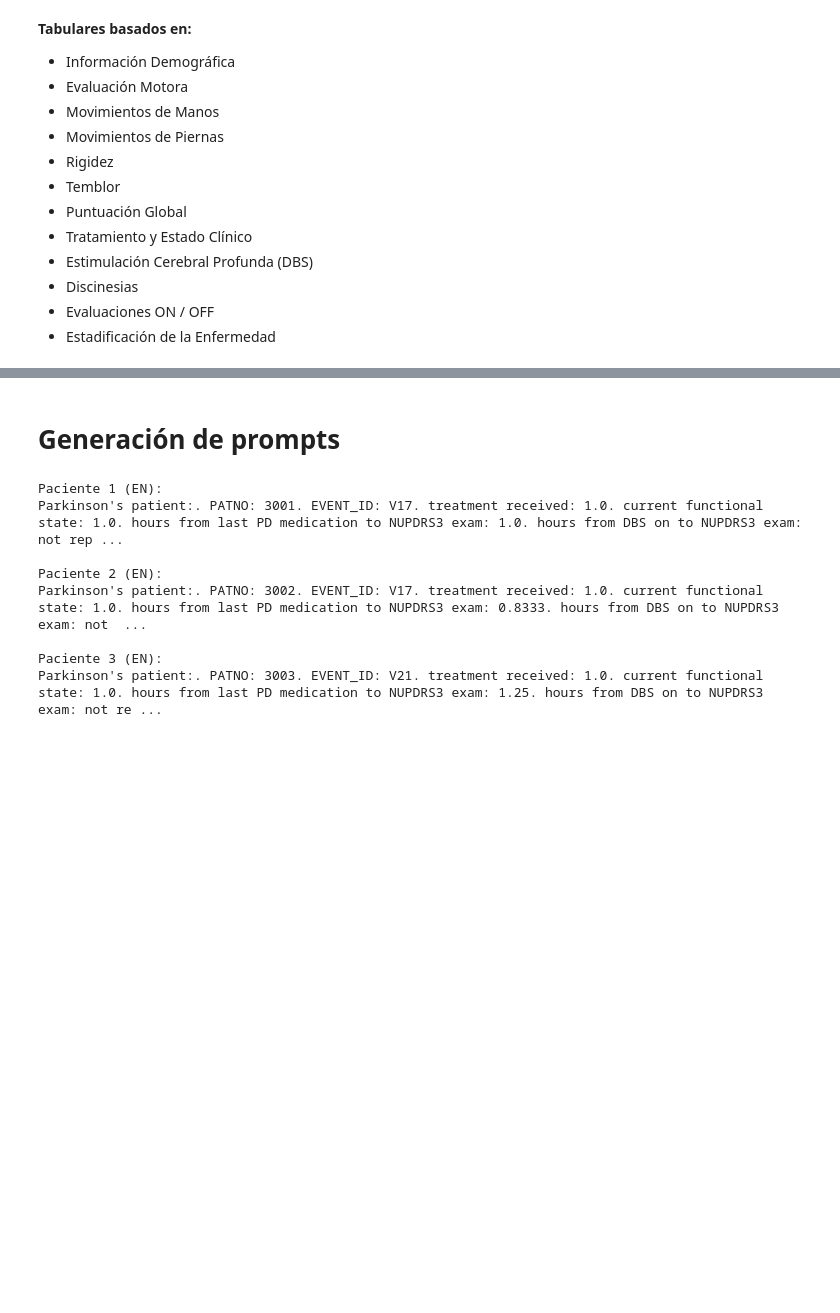
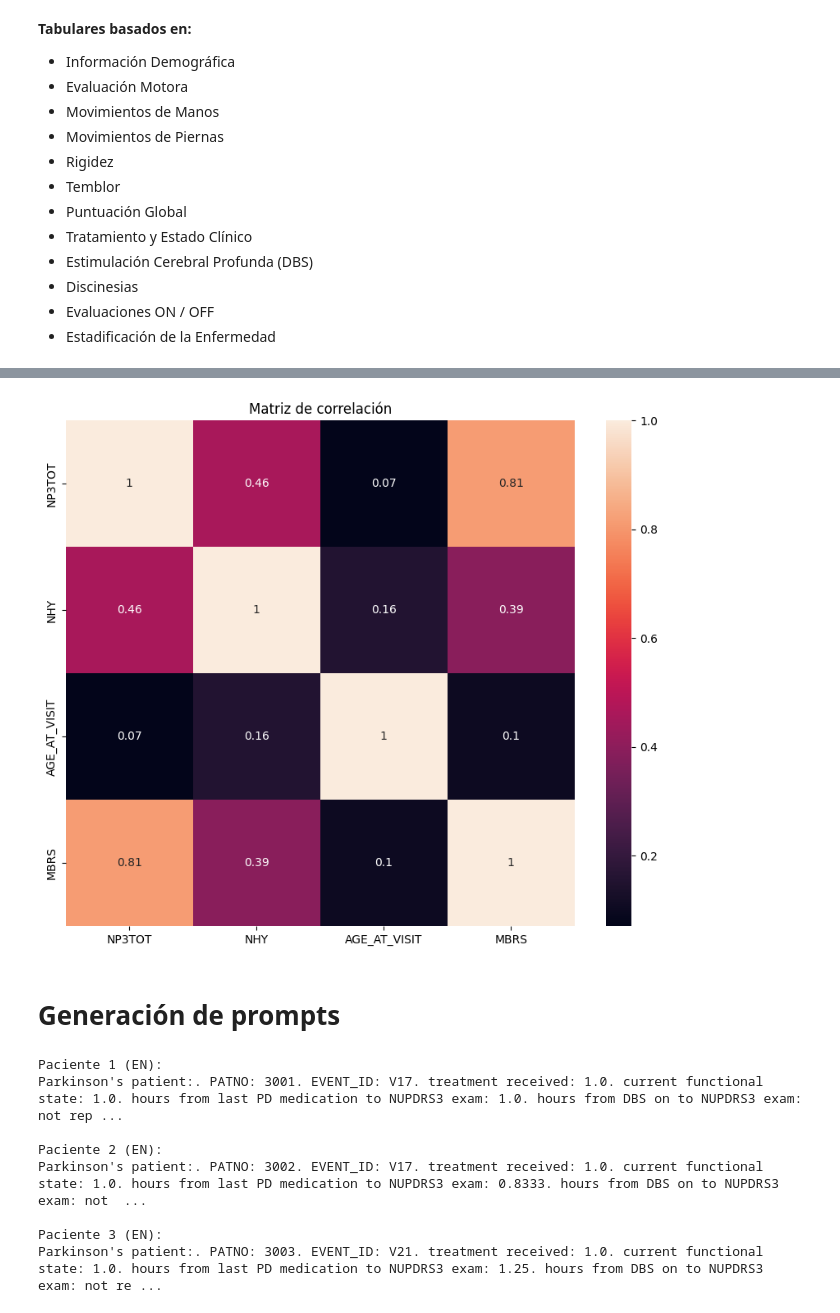
Before and after one commit to JeiGeek/Replica_clasificacion_multimodal_parkinson, a Jupyter notebook: clinical_pipeline/tabular_clinical.ipynb, the cells around one changed output, grey strips where cells are left out. Saved outputs shown, nothing was run; the diff lists cells and outputs as text; code cells hidden in the pictures; blank space fills up the shorter version.

```diff
--- a/clinical_pipeline/tabular_clinical.ipynb
+++ b/clinical_pipeline/tabular_clinical.ipynb
@@ -39,3 +99,30 @@ df.head()
+# %%
+# Eliminación de las columnas
+cols_to_drop = [
+    "OFFNORSN",
+    "ONNORSN",
+    "DBSOFFYN",
+    "DBSONYN",
+    "HRDBSOFF",
+    "DBSOFFTM",
+    "DBSONTM",
+    "HRDBSON",
+]
+
+# Eliminar
+cols_to_drop = [col for col in cols_to_drop if col in df.columns]
+
+df = df.drop(columns=cols_to_drop)
+# %%
+plt.figure(figsize=(10,8))
+corr_matrix = df[["NP3TOT", "NHY", "AGE_AT_VISIT", "MBRS"]].corr(method="spearman")
+sns.heatmap(corr_matrix, annot=True)
+plt.title("Matriz de correlación")
+plt.show()
+# %% [output]
+[figure, added]
+# %% [markdown]
+# **Generación de prompts**
 # %%
 # Creación de descripciones de los nombres de cada una de las caracteristicas
 descripciones_en = {
@@ -69,8 +156,6 @@ descripciones_en = {
     'PDSTATE': 'current functional state', 'PDTRTMNT': 'treatment received',
     'Pat_id': 'patient ID', 'grupo': 'patient group'
 }
-# %% [markdown]
-# **Generación de prompts**
 # %%
 # Función de creación de prompts
 def crear_prompts_parkinson(df, descripciones, idioma="es"):
```
Also changed, not shown: parts of 5 cells of this notebook.
